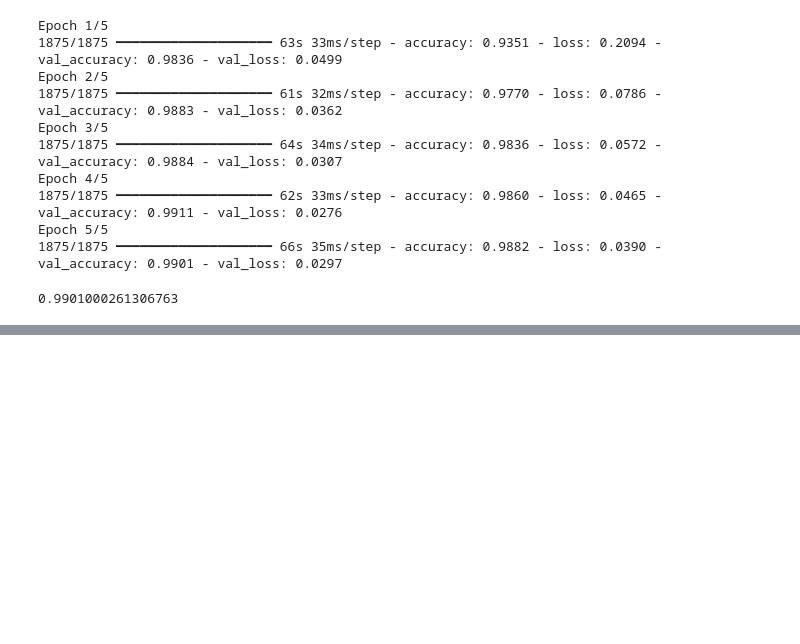
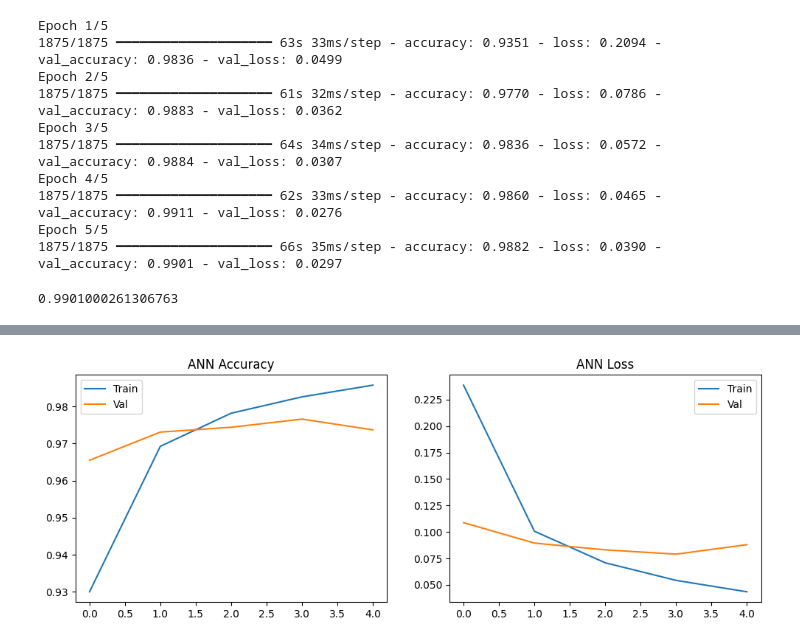
Before and after one commit to iamahnaf/Deep-Learning, a Jupyter notebook: CNN.ipynb, the cells around one changed output, grey strips where cells are left out. Saved outputs shown, nothing was run; the diff lists cells and outputs as text; code cells hidden in the pictures; blank space fills up the shorter version.

```diff
--- a/CNN.ipynb
+++ b/CNN.ipynb
@@ -163,0 +184,4 @@ acc_cnn
+# %%
+plot_training(ann_model, "ANN")
+# %% [output]
+[figure, added]
```
Also changed, not shown: parts of 7 cells of this notebook.
